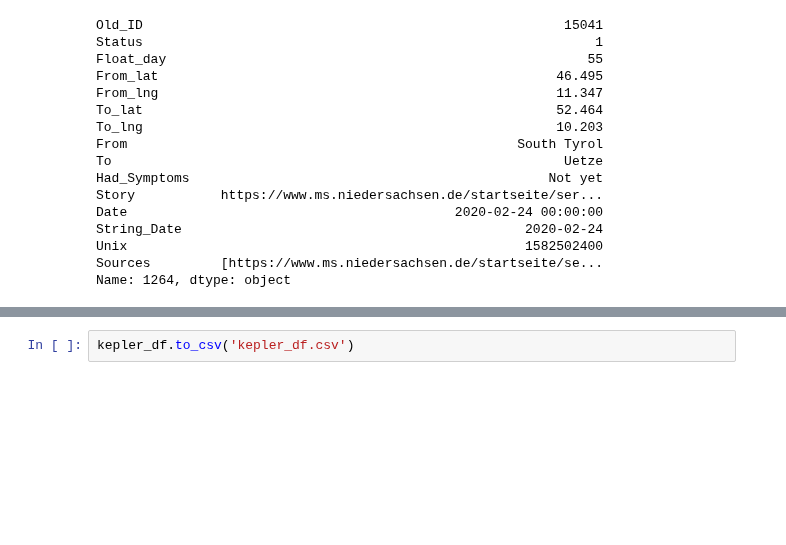
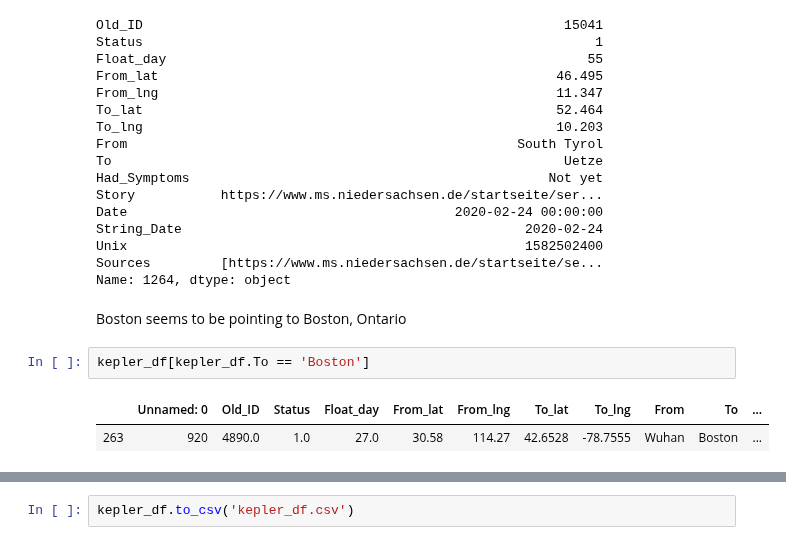
Before and after one commit to ebhtra/springboard, a Jupyter notebook: capstone_2/Map_Sick_Travelers.ipynb, the cells around one changed output, grey strips where cells are left out. Drawn from its saved outputs; the diff is of its cells as text; blank space fills up the shorter version.

```diff
--- a/capstone_2/Map_Sick_Travelers.ipynb
+++ b/capstone_2/Map_Sick_Travelers.ipynb
@@ -549,3 +549,10 @@ String_Date                                            2020-02-24
 Unix                                                   1582502400
 Sources         [https://www.ms.niedersachsen.de/startseite/se...
 Name: 1264, dtype: object
+# %% [markdown]
+Boston seems to be pointing to Boston, Ontario
+# %%
+kepler_df[kepler_df.To == 'Boston']
+# %% [output]
+|  | Unnamed: 0 | Old_ID | Status | Float_day | From_lat | From_lng | To_lat | To_lng | From | To | ... |
+| 263 | 920 | 4890.0 | 1.0 | 27.0 | 30.58 | 114.27 | 42.6528 | -78.7555 | Wuhan | Boston | ... |
```
Also changed, not shown: parts of 9 cells of this notebook, 2 other files.
